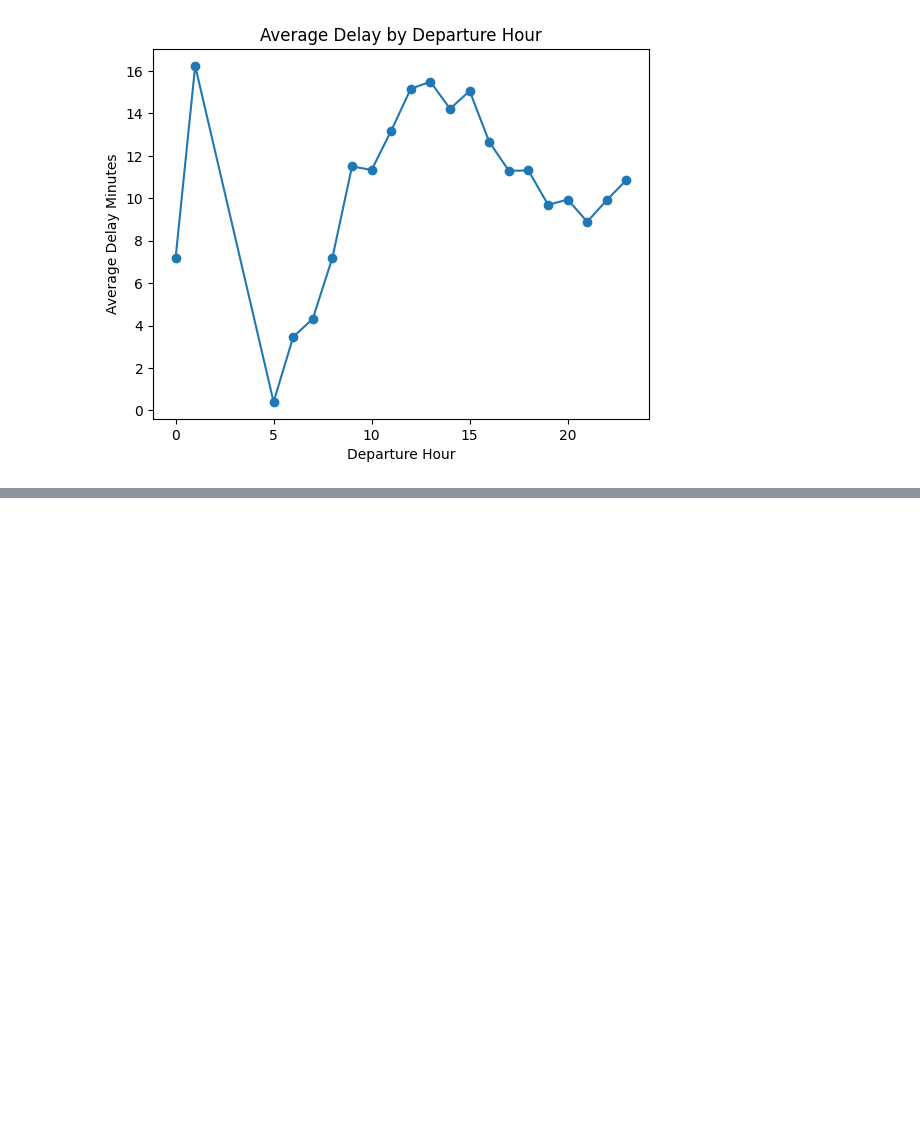
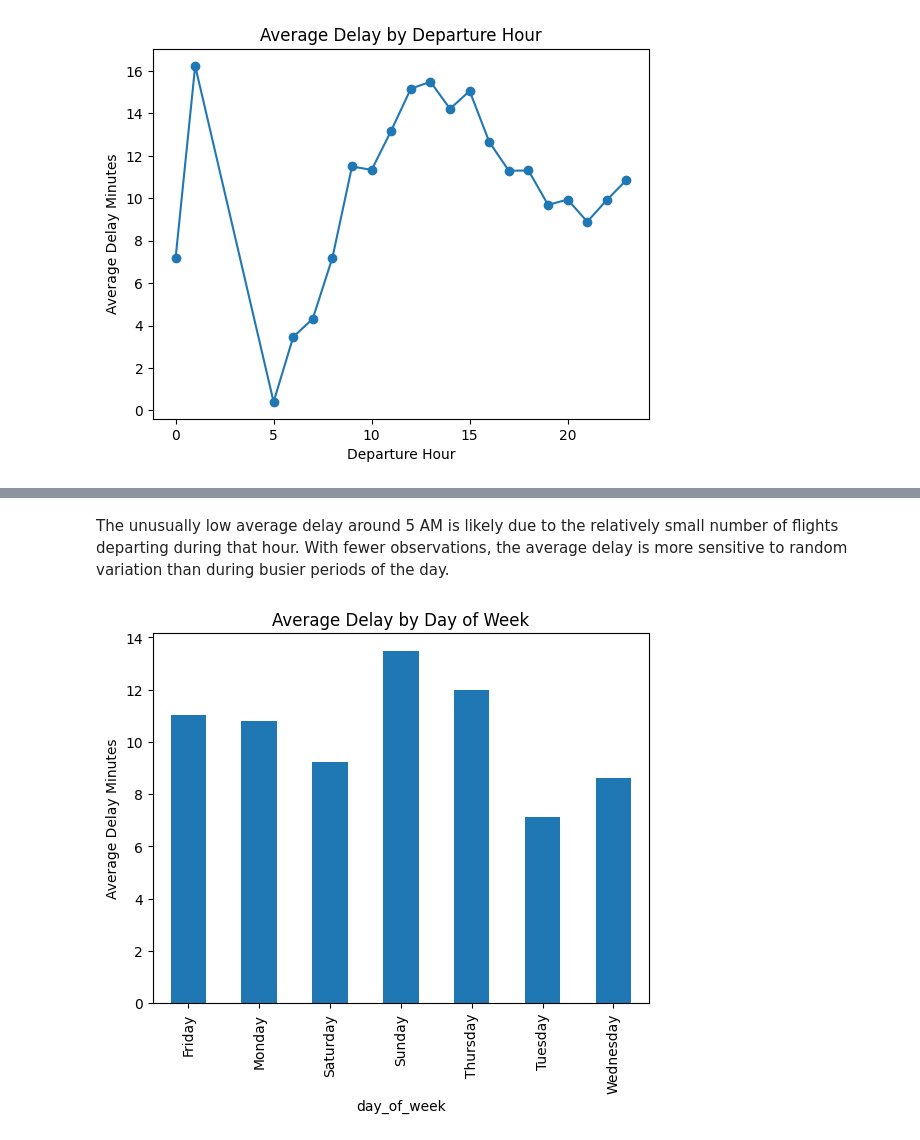
Before and after one commit to ageller02/Math-189-Group-34, a Jupyter notebook: notebooks/EDA.ipynb, the cells around one changed output, grey strips where cells are left out. Cells and saved outputs as stored; diff of their text form; code cells hidden in the pictures; blank space fills up the shorter version.

```diff
--- a/notebooks/EDA.ipynb
+++ b/notebooks/EDA.ipynb
@@ -70,0 +81,12 @@ plt.show()
+# %% [markdown]
+The unusually low average delay around 5 AM is likely due to the relatively small number of flights departing during that hour. With fewer observations, the average delay is more sensitive to random variation than during busier periods of the day.
+# %%
+weekday_delay = (flights.groupby("day_of_week")["departure_delay_minutes"].mean())
+
+weekday_delay.plot(kind = "bar")
+
+plt.title("Average Delay by Day of Week")
+plt.ylabel("Average Delay Minutes")
+plt.show()
+# %% [output]
+[figure, added]
```
Also changed, not shown: parts of 2 cells of this notebook.
